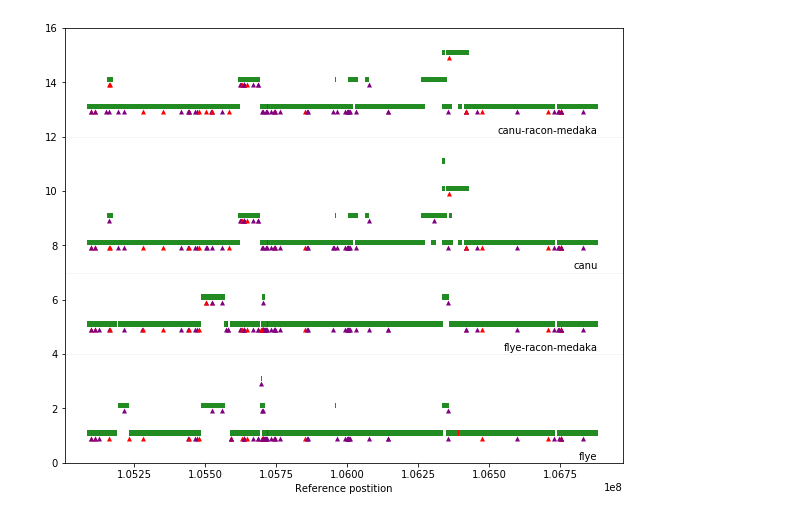
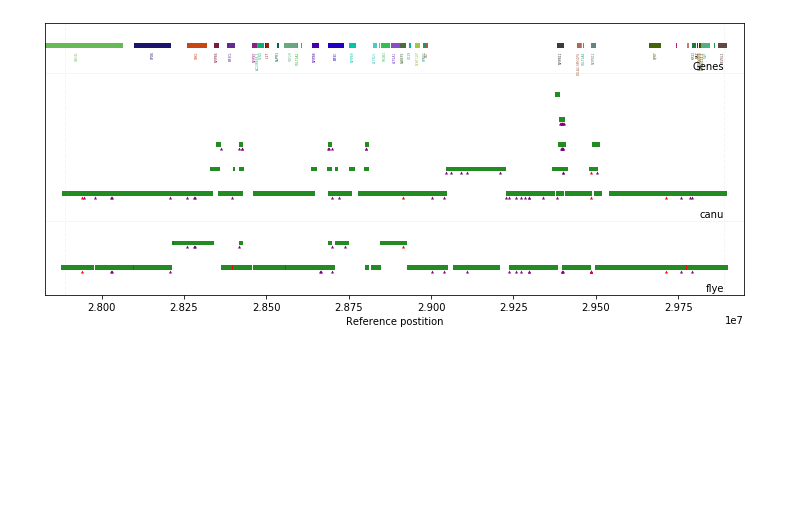
Before and after one commit to longread-well/bakeoff, a Jupyter notebook: analysis/compare_assemblies/visualize_bam_file/visualize_bam_file.ipynb, the cells around one changed output. Drawn from its saved outputs; the diff is of its cells as text; code cells hidden in the pictures; blank space fills up the shorter version.

Commit message:
Update visualize_bam_file to include statistics and gene annotation

```diff
--- a/analysis/compare_assemblies/visualize_bam_file/visualize_bam_file.ipynb
+++ b/analysis/compare_assemblies/visualize_bam_file/visualize_bam_file.ipynb
@@ -11,9 +13,11 @@ INSERTION_THRESHOLD_2 = 100 # Insertions will be highlighted if length >= INSERT
 DELETION_THRESHOLD = 1 # Delections will not be displayed if length < DELETION_THRESHOLD
 ALIGN_CONTINGENCY = 10 # Blocks will not be displayed if length < ALIGN_CONTINGENCY
 
+GENE_LABEL_THRESHOLD = 5000 # Only genes longer than GENE_LABEL_THRESHOLD will be labelled
+
 RECTANGLE_HEIGHT = 0.2
 INTER_ASSEMBLY_PADDING = 1
-X_PADDING = 0.05
+X_PADDING = 0.03
 # %%
 class Canvas:
     def __init__(self):
@@ -444,16 +662,16 @@ def read_bam_file(bam_file, assembly_name = None):
 # %%
-path = "data/IGH/"
-filenames = ['flye.bam', 'flye-racon-medaka.bam', 'canu.bam', 'canu-racon-medaka.bam']
+path = "data/IL27/"
+filenames = ['flye.bam', 'canu.bam']
 
 assemblies = [read_bam_file(path + filename) for filename in filenames]
 
 canvas = Canvas()
 for assembly in assemblies:
     canvas.add_assembly(assembly)
 
-canvas.limit_region((105094527, 106881340))
+canvas.limit_region("chr16:27888679-29888679")
 canvas.draw()
 
-#plt.savefig("2.svg")
+plt.savefig("3.svg")
 # %% [output]
-[figure, old version]
+[figure, new version]
```
Also changed, not shown: parts of 10 cells of this notebook, 6 other files.
